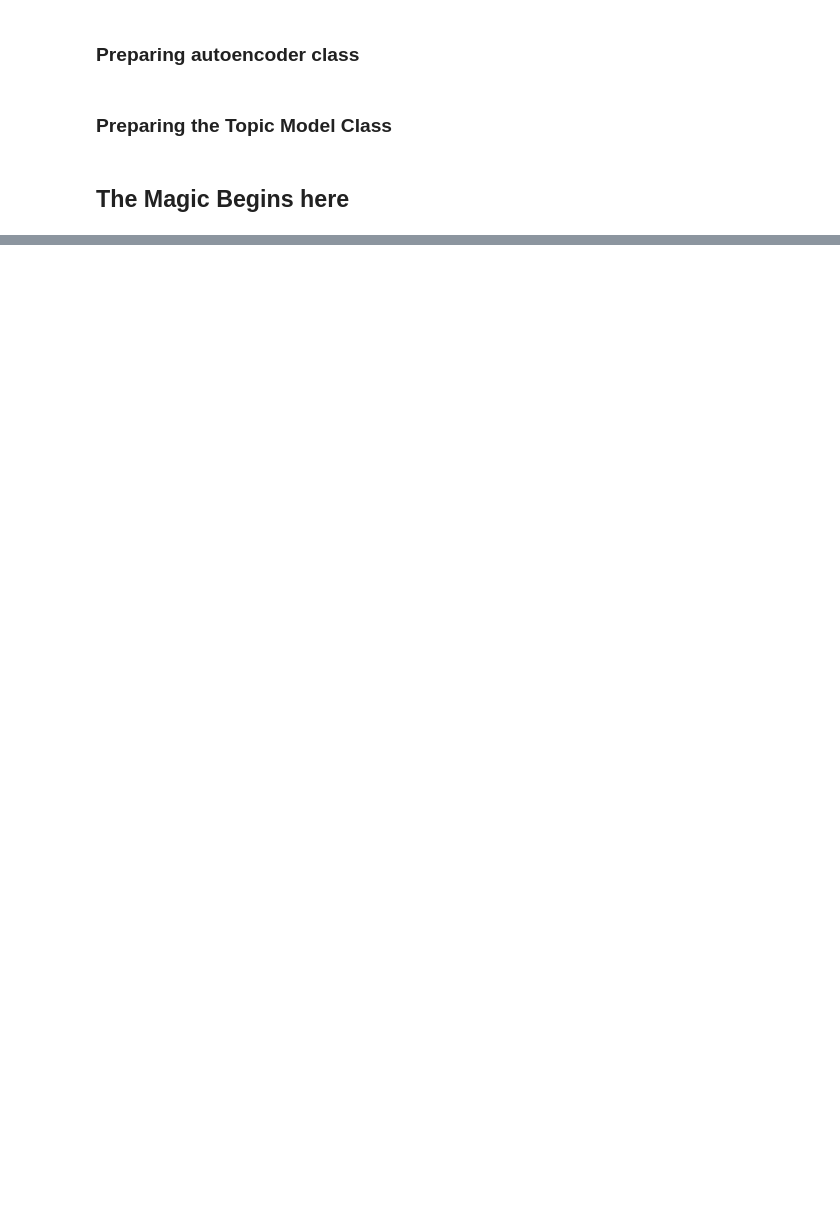
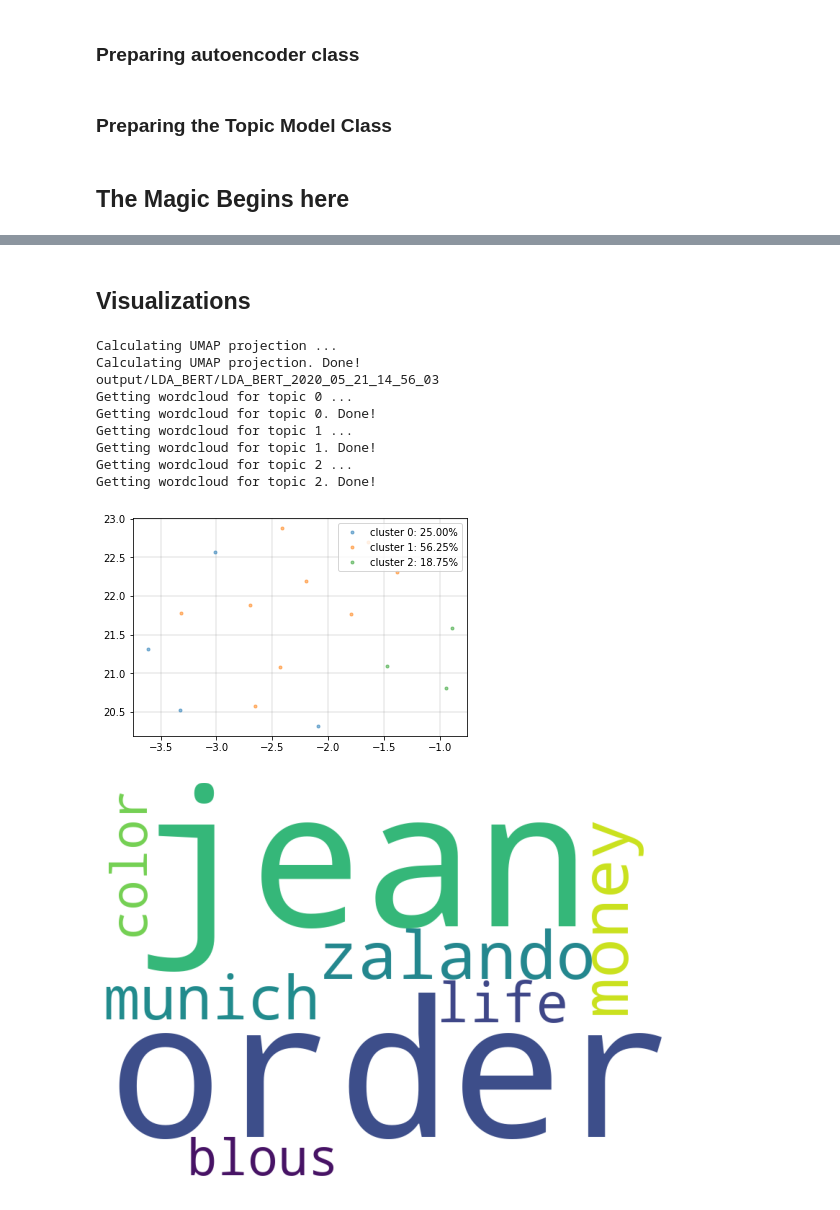
Before and after one commit to agemagician/topic-modeling-job, a Jupyter notebook: topic-modeling-playground.ipynb, the cells around one changed output, grey strips where cells are left out. Drawn from its saved outputs; the diff is of its cells as text; code cells hidden in the pictures; blank space fills up the shorter version.

Commit message:
Restructured code, added code for results section in topic modeling, added new sample text file.

```diff
--- a/topic-modeling-playground.ipynb
+++ b/topic-modeling-playground.ipynb
@@ -279,10 +274,7 @@ class Topic_Model:
 ## The Magic Begins here
 # %%
 # Define the topic model object
-method = "LDA_BERT"
-ntopic = 3
-
-TopicModelObject = Topic_Model(k = ntopic, method = method)
+TopicModelObject = Topic_Model(k = 3)
 # %%
 # Fit the topic model
 TopicModelObject.fit(sentences, token_lists)
@@ -315,0 +296,10 @@ def get_silhouette(model):
+# %%
+labels = set(TopicModelObject.cluster_model.labels_)
+for label in labels:
+    index = []
+    for idx, l in enumerate(TopicModelObject.cluster_model.labels_):
+        if l == label:
+            index.append(idx)
+    print ('\n \nSentences belong to cluster ', str (label+1), ' are: \n ')
+    for i in index:
+        print (sentences[i])
@@ -316 +324,3 @@ def get_silhouette(model):
+# %% [markdown]
+## Visualizations
 # %%
@@ -337,8 +345,7 @@ def get_wordcloud(model, token_lists, topic):
     :param model: Topic_Model object
     :param sentences: preprocessed sentences from docs
     """
-    if model.method == 'LDA':
-        return
+
     print('Getting wordcloud for topic {} ...'.format(topic))
     lbs = model.cluster_model.labels_
     tokens = ' '.join([' '.join(_) for _ in np.array(token_lists)[lbs == topic]])
@@ -352,8 +359,8 @@ def get_wordcloud(model, token_lists, topic):
     plt.imshow(wordcloud)
     plt.axis("off")
     plt.tight_layout(pad=0)
-    dr = 'data/LDA_BERT/{}/{}'.format(model.method, model.id)
+    dr = 'output/{}/{}'.format(model.method, model.id)
     if not os.path.exists(dr):
         os.makedirs(dr)
-    plt.savefig('data/LDA_BERT' + '/Topic' + str(topic) + '_wordcloud')
+    plt.savefig('output/{}/{}/'.format(model.method, model.id) + 'Topic' + str(topic) + '_wordcloud')
     print('Getting wordcloud for topic {}. Done!'.format(topic))
@@ -379,24 +370,30 @@ def visualize(model):
     Visualize the result for the topic model by 2D embedding (UMAP)
     :param model: Topic_Model object
     """
-    import umap
-    if model.method == 'LDA':
-        return
     reducer = umap.UMAP()
     print('Calculating UMAP projection ...')
     vec_umap = reducer.fit_transform(model.vec[model.method])
     print('Calculating UMAP projection. Done!')
     plot_proj(vec_umap, model.cluster_model.labels_)
-    dr = 'data/{}/{}'.format(model.method, model.id)
+    dr = 'output/{}/{}'.format(model.method, model.id)
     print (dr)
     if not os.path.exists(dr):
         os.makedirs(dr)
-    plt.savefig('2D_vis')
+    plt.savefig('output/{}/{}/2dvis.png'.format(model.method, model.id))
 # %%
-
-print('Coherence:', get_coherence(tm, token_lists, 'c_v'))
-print('Silhouette Score:', get_silhouette(tm))
 # visualize and save img
-visualize(tm)
-for i in range(tm.k):
-    get_wordcloud(tm, token_lists, i)
+visualize(TopicModelObject)
+for i in range(TopicModelObject.k):
+    get_wordcloud(TopicModelObject, token_lists, i)
+# %% [output]
+Calculating UMAP projection ...
+Calculating UMAP projection. Done!
+output/LDA_BERT/LDA_BERT_2020_05_21_14_56_03
+Getting wordcloud for topic 0 ...
+Getting wordcloud for topic 0. Done!
+Getting wordcloud for topic 1 ...
+Getting wordcloud for topic 1. Done!
+Getting wordcloud for topic 2 ...
+Getting wordcloud for topic 2. Done!
+[figure, added]
+[figure, added]
```
Also changed, not shown: parts of 18 cells of this notebook, 5 other files.
